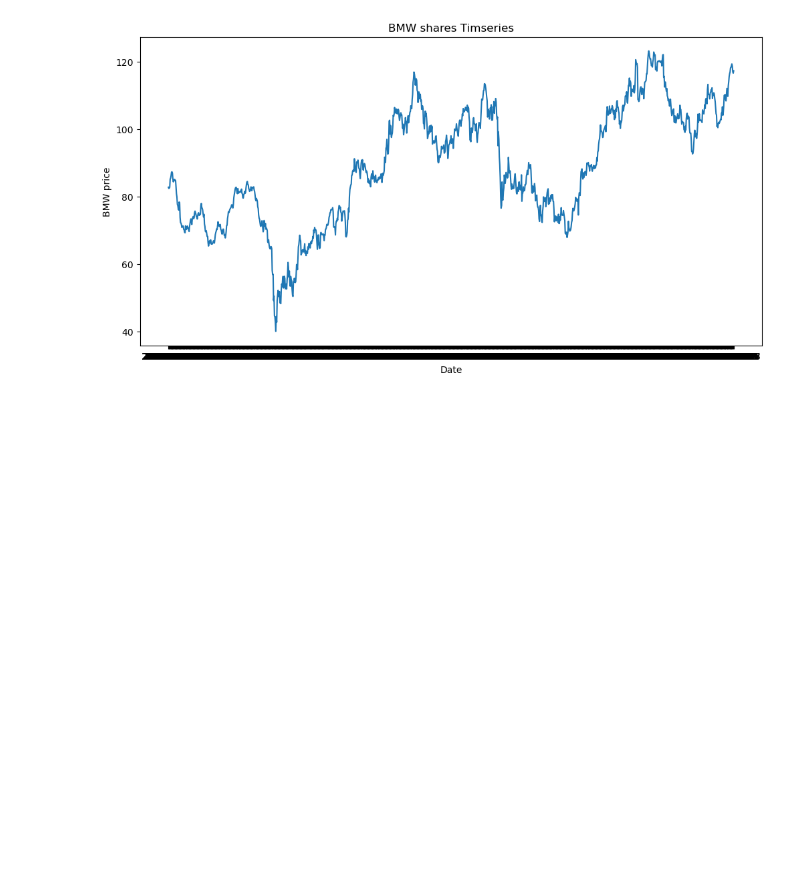
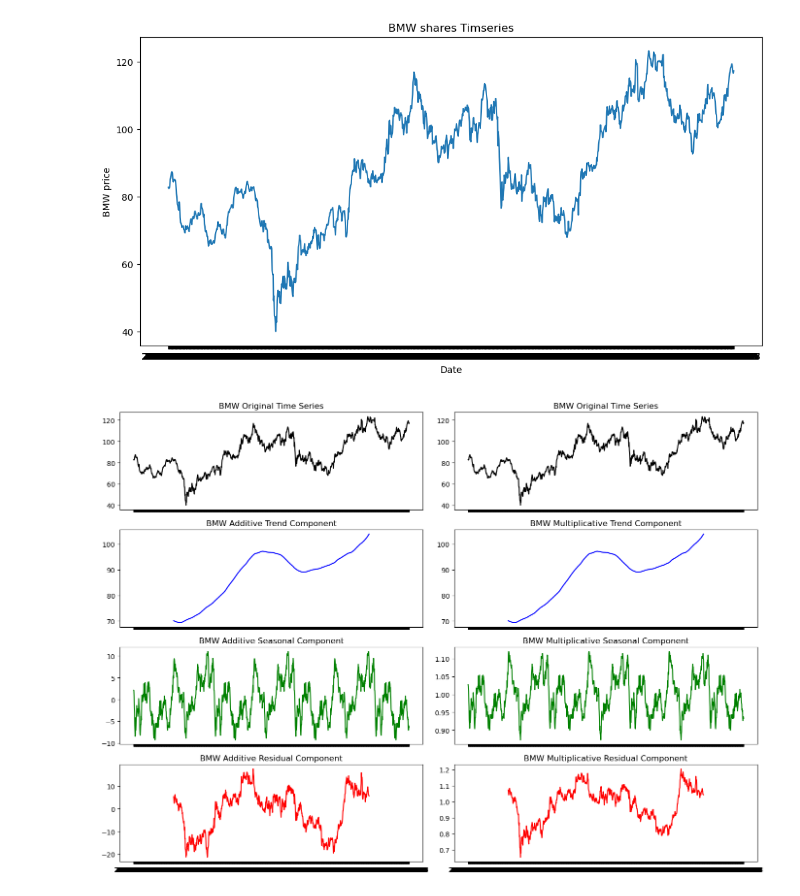
Before and after one commit to lucaluisadjei/pythongermanstocks, a Jupyter notebook: etl_v2.ipynb, the cells around one changed output. Cells and saved outputs as stored; diff of their text form; code cells hidden in the pictures; blank space fills up the shorter version.

```diff
--- a/etl_v2.ipynb
+++ b/etl_v2.ipynb
@@ -179,5 +179,12 @@ df.head()
 | 2 | BMW.DE | 825112 | 2019-04-10 | 82.25 | 82.97 | 82.19 | 82.53 | 58.49 | 1264318 | 3.91 | ... |
 | 3 | BMW.DE | 825112 | 2019-04-11 | 82.57 | 83.15 | 81.94 | 82.78 | 58.67 | 1287851 | 3.91 | ... |
 | 4 | BMW.DE | 825112 | 2019-04-12 | 82.63 | 85.51 | 82.22 | 85.22 | 60.40 | 2612728 | 3.91 | ... |
+# %%
+##for when all companies are available
+bmw=df[df['Ticker']=='BMW.DE']
+dri=df[df['Ticker']=='DRI.DE']
+dte=df[df['Ticker']=='DTE.DE']
+mbg=df[df['Ticker']=='MBG.DE']
+vow=df[df['Ticker']=='VOW.DE']
 # %%
 plt.figure(figsize=(12,6))
@@ -191,37 +198,39 @@ plt.show()
 # %%
 ##additive and multiplicative for bmw company
 # ---  Apply Additive and Multiplicative Decomposition ---
-additive_decomposition = seasonal_decompose(df["Close"], model="additive", period=365)
-multiplicative_decomposition = seasonal_decompose(df["Close"], model="multiplicative", period=365)
+additive_decomposition = seasonal_decompose(bmw["Close"], model="additive", period=365)
+multiplicative_decomposition = seasonal_decompose(bmw["Close"], model="multiplicative", period=365)
 
 # Plot both decompositions side by side
 fig, axes = plt.subplots(4, 2, figsize=(14, 10), sharex=True)
 
 # Additive Decomposition Plots
-axes[0, 0].plot(df['Date'], df["Close"], color="black")
+axes[0, 0].plot(bmw['Date'], bmw["Close"], color="black")
 axes[0, 0].set_title("BMW Original Time Series")
 
-axes[1, 0].plot(df['Date'], additive_decomposition.trend, color="blue")
+axes[1, 0].plot(bmw['Date'], additive_decomposition.trend, color="blue")
 axes[1, 0].set_title("BMW Additive Trend Component")
 
-axes[2, 0].plot(df['Date'], additive_decomposition.seasonal, color="green")
+axes[2, 0].plot(bmw['Date'], additive_decomposition.seasonal, color="green")
 axes[2, 0].set_title("BMW Additive Seasonal Component")
 
-axes[3, 0].plot(df['Date'], additive_decomposition.resid, color="red")
+axes[3, 0].plot(bmw['Date'], additive_decomposition.resid, color="red")
 axes[3, 0].set_title("BMW Additive Residual Component")
 
 # Multiplicative Decomposition Plots
-axes[0, 1].plot(df['Date'], df["Close"], color="black")
+axes[0, 1].plot(bmw['Date'], bmw["Close"], color="black")
 axes[0, 1].set_title("BMW Original Time Series")
 
-axes[1, 1].plot(df['Date'], multiplicative_decomposition.trend, color="blue")
+axes[1, 1].plot(bmw['Date'], multiplicative_decomposition.trend, color="blue")
 axes[1, 1].set_title("BMW Multiplicative Trend Component")
 
-axes[2, 1].plot(df['Date'], multiplicative_decomposition.seasonal, color="green")
+axes[2, 1].plot(bmw['Date'], multiplicative_decomposition.seasonal, color="green")
 axes[2, 1].set_title("BMW Multiplicative Seasonal Component")
 
-axes[3, 1].plot(df['Date'], multiplicative_decomposition.resid, color="red")
+axes[3, 1].plot(bmw['Date'], multiplicative_decomposition.resid, color="red")
 axes[3, 1].set_title("BMW Multiplicative Residual Component")
 
 plt.tight_layout()
 plt.show()
+# %% [output]
+[figure, added]
```
Also changed, not shown: parts of 1 cell of this notebook.
